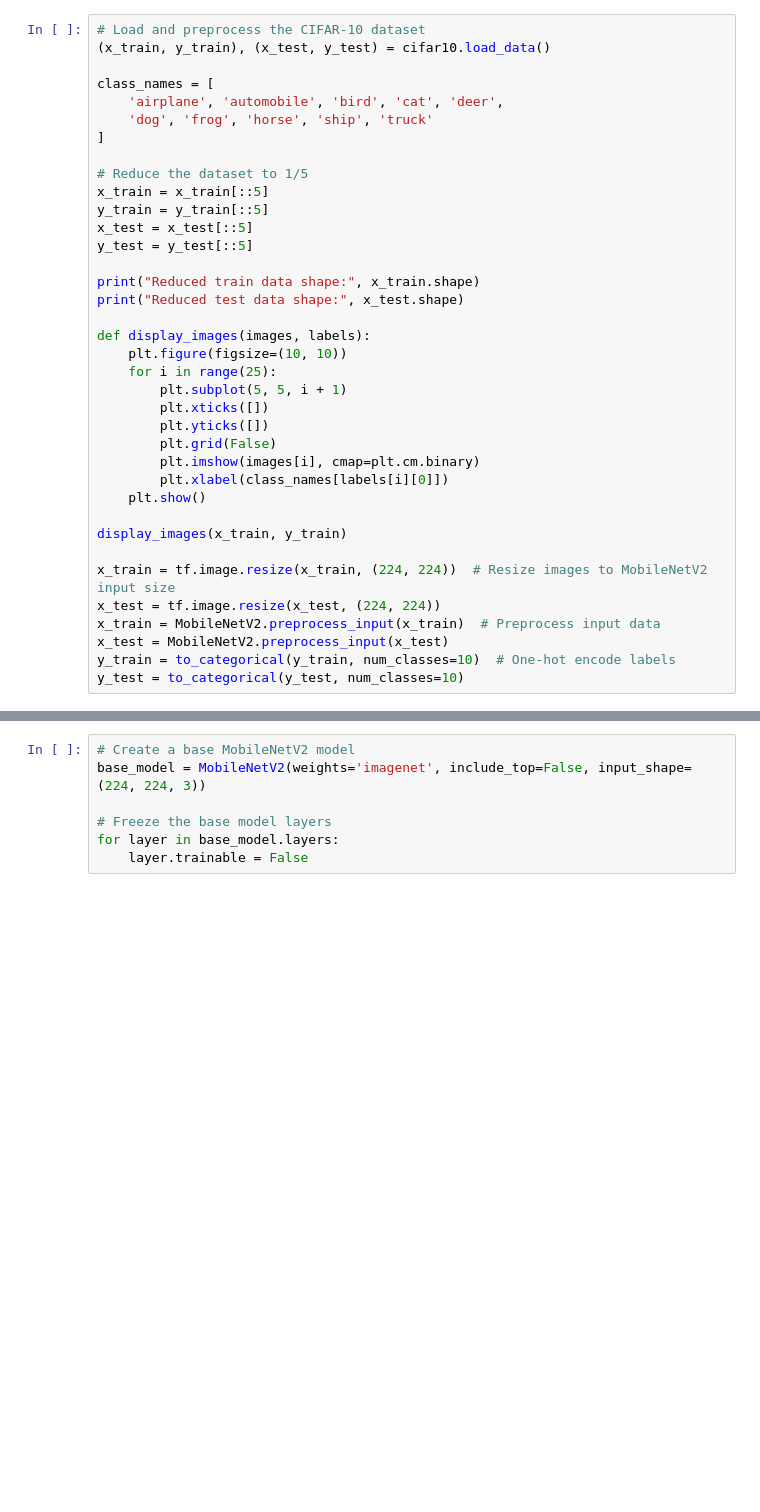
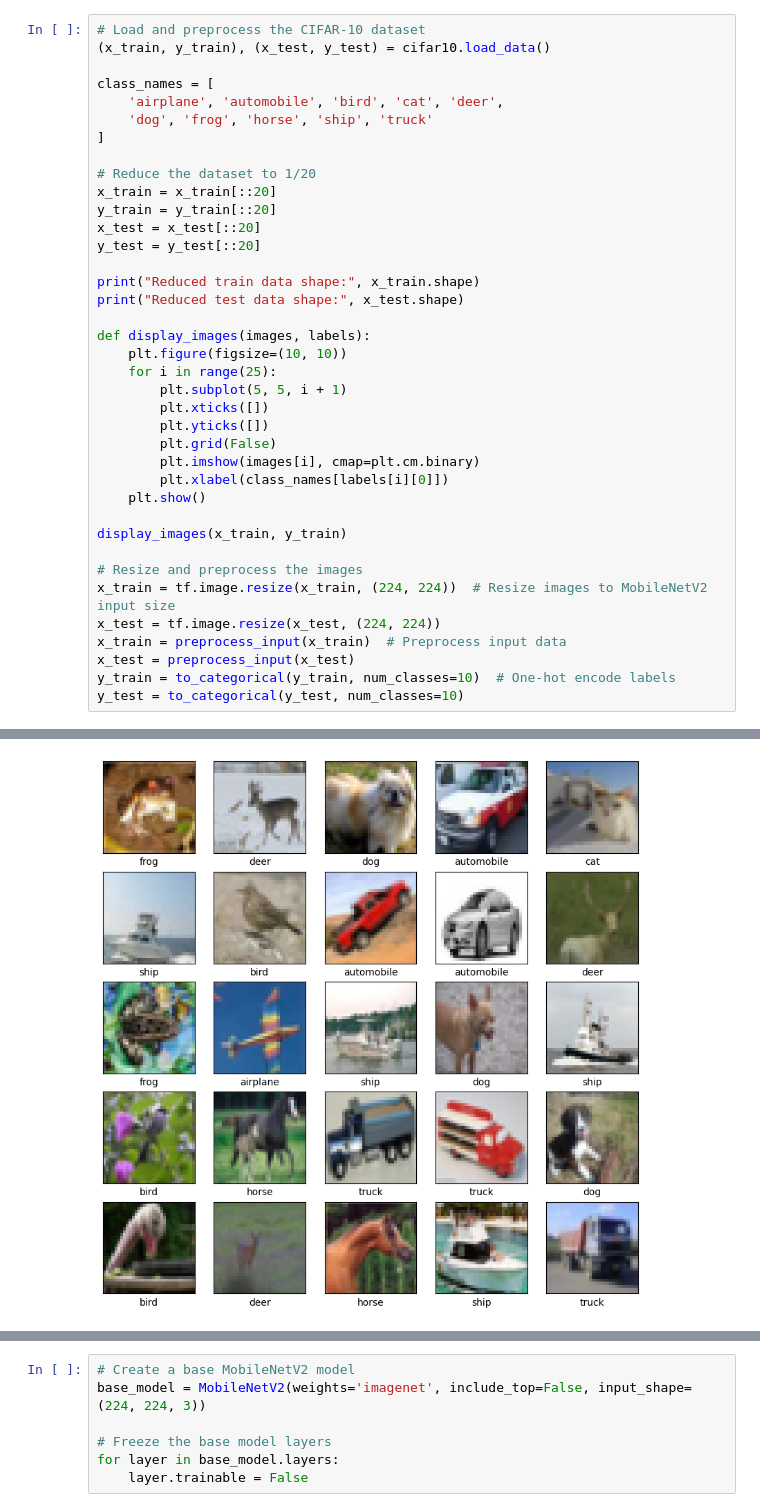
Before and after one commit to shashuat/tensorshash, a Jupyter notebook: 04_TransferLearning.ipynb, the cells around one changed output, grey strips where cells are left out. Cells and saved outputs as stored; diff of their text form; blank space fills up the shorter version.

```diff
--- a/04_TransferLearning.ipynb
+++ b/04_TransferLearning.ipynb
@@ -19,11 +19,11 @@ class_names = [
     'dog', 'frog', 'horse', 'ship', 'truck'
 ]
 
-# Reduce the dataset to 1/5
-x_train = x_train[::5]
-y_train = y_train[::5]
-x_test = x_test[::5]
-y_test = y_test[::5]
+# Reduce the dataset to 1/20
+x_train = x_train[::20]
+y_train = y_train[::20]
+x_test = x_test[::20]
+y_test = y_test[::20]
 
 print("Reduced train data shape:", x_train.shape)
 print("Reduced test data shape:", x_test.shape)
@@ -41,9 +41,11 @@ def display_images(images, labels):
 
 display_images(x_train, y_train)
 
+# Resize and preprocess the images
 x_train = tf.image.resize(x_train, (224, 224))  # Resize images to MobileNetV2 input size
 x_test = tf.image.resize(x_test, (224, 224))
-x_train = MobileNetV2.preprocess_input(x_train)  # Preprocess input data
-x_test = MobileNetV2.preprocess_input(x_test)
+x_train = preprocess_input(x_train)  # Preprocess input data
+x_test = preprocess_input(x_test)
 y_train = to_categorical(y_train, num_classes=10)  # One-hot encode labels
 y_test = to_categorical(y_test, num_classes=10)
+# %% [output]
@@ -49,0 +54 @@ y_test = to_categorical(y_test, num_classes=10)
+[figure, added]
```
Also changed, not shown: parts of 2 cells of this notebook.
